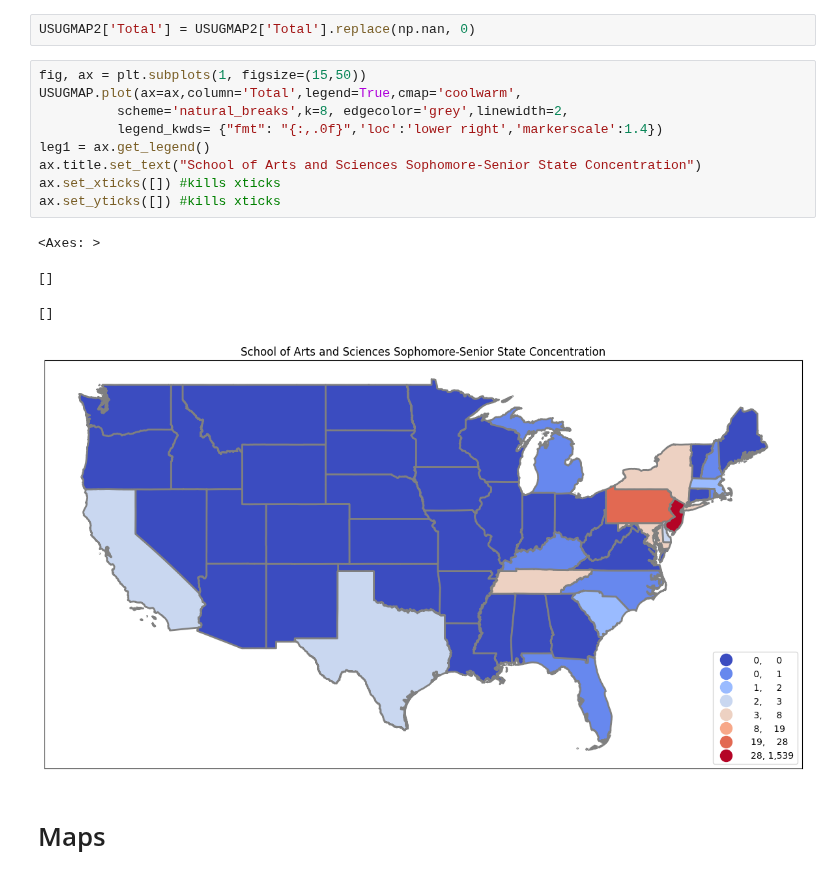
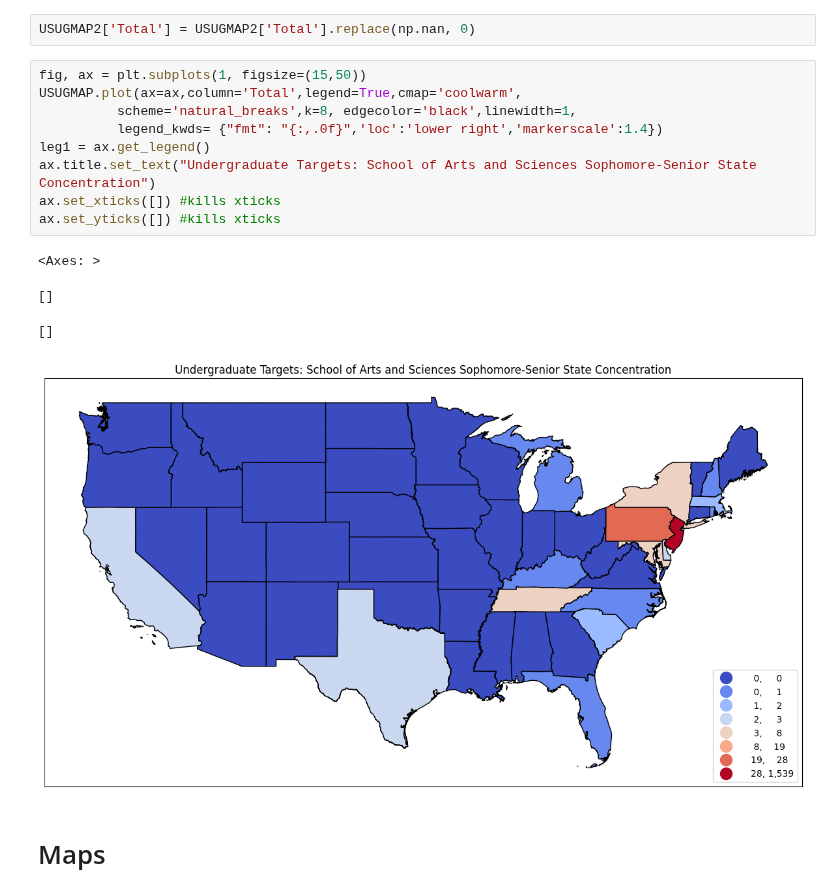
Before and after one commit to ewattudo/gis, a Jupyter notebook: PS1.ipynb, the cells around one changed output. Cells and saved outputs as stored; diff of their text form.

```diff
--- a/PS1.ipynb
+++ b/PS1.ipynb
@@ -168,17 +207,17 @@ USUGMAP2['Total'] = USUGMAP2['Total'].replace(np.nan, 0)
 # %%
 fig, ax = plt.subplots(1, figsize=(15,50))
 USUGMAP.plot(ax=ax,column='Total',legend=True,cmap='coolwarm',
-          scheme='natural_breaks',k=8, edgecolor='grey',linewidth=2,
+          scheme='natural_breaks',k=8, edgecolor='black',linewidth=1,
           legend_kwds= {"fmt": "{:,.0f}",'loc':'lower right','markerscale':1.4})
 leg1 = ax.get_legend()
-ax.title.set_text("School of Arts and Sciences Sophomore-Senior State Concentration")
+ax.title.set_text("Undergraduate Targets: School of Arts and Sciences Sophomore-Senior State Concentration")
 ax.set_xticks([]) #kills xticks
 ax.set_yticks([]) #kills xticks
 # %% [output]
 <Axes: >
 []
 []
-[figure, old version]
+[figure, new version]
 # %% [markdown]
 # Maps
 # %% [markdown]
```
Also changed, not shown: parts of 7 cells of this notebook.
